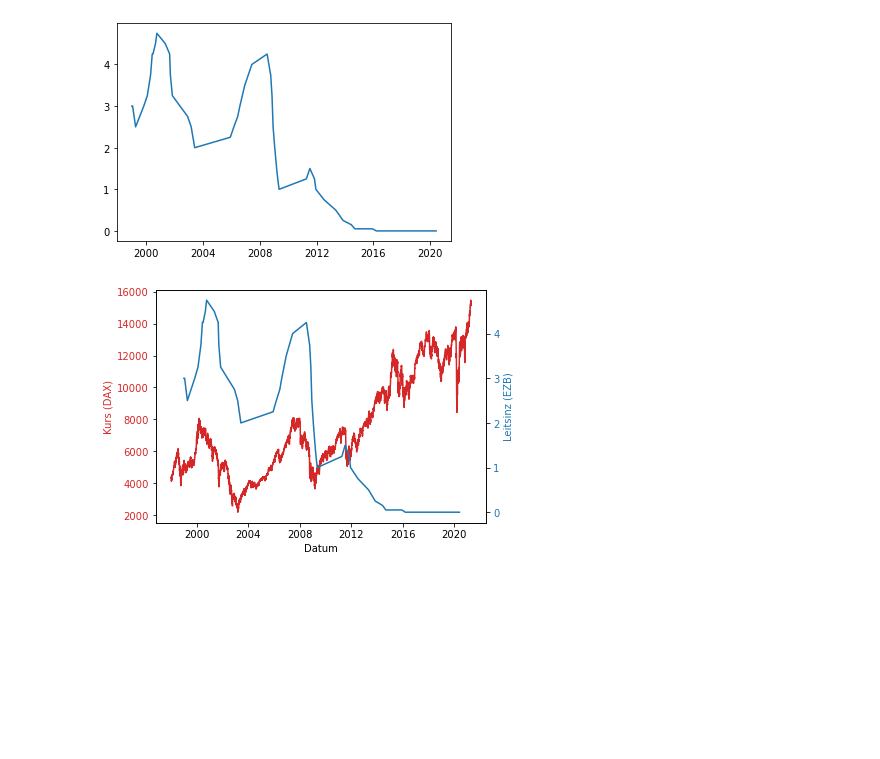
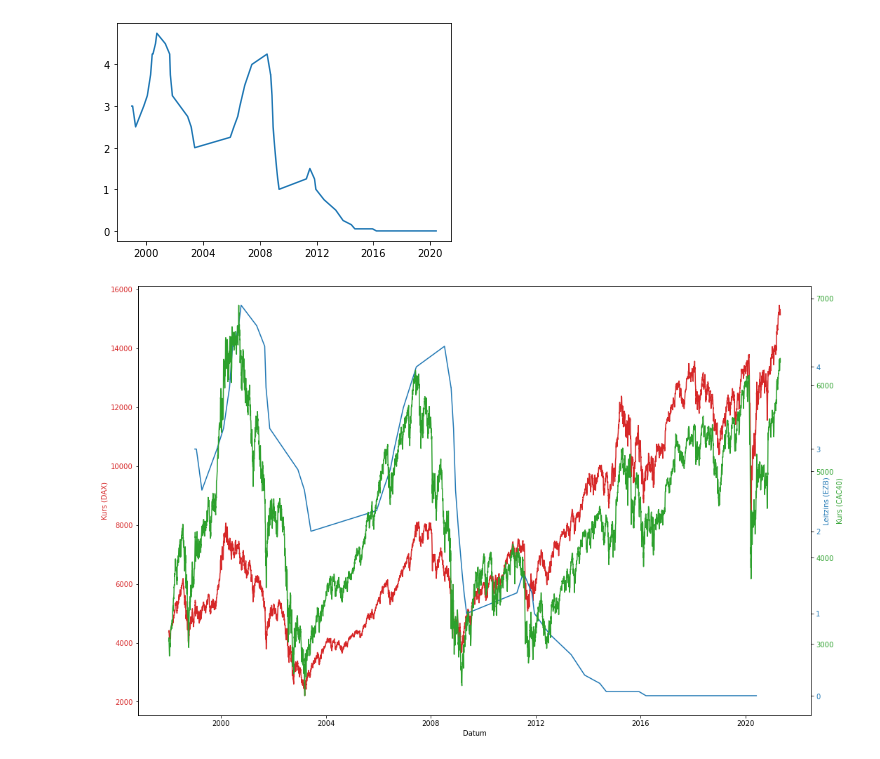
Before and after one commit to alexandermenze/wdk-projekt, a Jupyter notebook: 41_DatenEinlesen.ipynb, the cells around one changed output. Cells and saved outputs as stored; diff of their text form; code cells hidden in the pictures; blank space fills up the shorter version.

```diff
--- a/41_DatenEinlesen.ipynb
+++ b/41_DatenEinlesen.ipynb
@@ -164,32 +164,46 @@ plt.show()
 # %%
 # DAX
 dax_data = list(map(lambda x: x.oRecordData, client.query('SELECT FROM ' + config.table_index_values_name + ' WHERE ISIN = "DE0008469008" AND Date > "1998-01-01" ORDER BY Date ASC', -1)))
 dax_data = sorted(dax_data, key=get_date)
 dax_dates = list(map(lambda x: dt.datetime.strptime(x["Date"], '%Y-%m-%d').date(), dax_data))
 close_values = list(map(lambda x: x["Close"], dax_data))
+
+# CAC40
+cac_data = list(map(lambda x: x.oRecordData, client.query('SELECT FROM ' + config.table_index_values_name + ' WHERE ISIN = "FR0003500008" AND Date > "1998-01-01" ORDER BY Date ASC', -1)))
+cac_data = sorted(cac_data, key=get_date)
+cac_dates = list(map(lambda x: dt.datetime.strptime(x["Date"], '%Y-%m-%d').date(), cac_data))
+cac_close_values = list(map(lambda x: x["Close"], cac_data))
 
 # EZB
 ezb_data = list(map(lambda x: x.oRecordData, client.query('SELECT FROM ' + config.table_base_rates_name + ' WHERE Institution = "EZB" ORDER BY Date ASC', -1)))
 ezb_data = sorted(ezb_data, key=get_date_since)
 base_rate_dates = list(map(lambda x: dt.datetime.strptime(x["DateSince"], '%Y-%m-%d').date(), ezb_data))
 base_rate_values = list(map(lambda x: x["BaseRate"], ezb_data))
 
 fig, ax1 = plt.subplots()
 
 color = 'tab:red'
 ax1.set_xlabel('Datum')
 ax1.set_ylabel('Kurs (DAX)', color=color)
 ax1.plot(dax_dates, close_values, color=color)
 ax1.tick_params(axis='y', labelcolor=color)
 
 ax2 = ax1.twinx()  # instantiate a second axes that shares the same x-axis
 
 color = 'tab:blue'
-ax2.set_ylabel('Leitsinz (EZB)', color=color)  # we already handled the x-label with ax1
+ax2.set_ylabel('Leitzins (EZB)', color=color)  # we already handled the x-label with ax1
 ax2.plot(base_rate_dates, base_rate_values, color=color)
 ax2.tick_params(axis='y', labelcolor=color)
 
+ax3 = ax1.twinx()  # instantiate a second axes that shares the same x-axis
+
+color = 'tab:green'
+ax3.set_ylabel('Kurs (CAC40)', color=color)  # we already handled the x-label with ax1
+ax3.plot(cac_dates, cac_close_values, color=color)
+ax3.tick_params(axis='y', labelcolor=color)
+
 fig.tight_layout()  # otherwise the right y-label is slightly clipped
+fig.set_size_inches(18.5, 10.5)
 plt.show()
 # %% [output]
-[figure, old version]
+[figure, new version]
```
Also changed, not shown: parts of 2 cells of this notebook, 1 other file.
